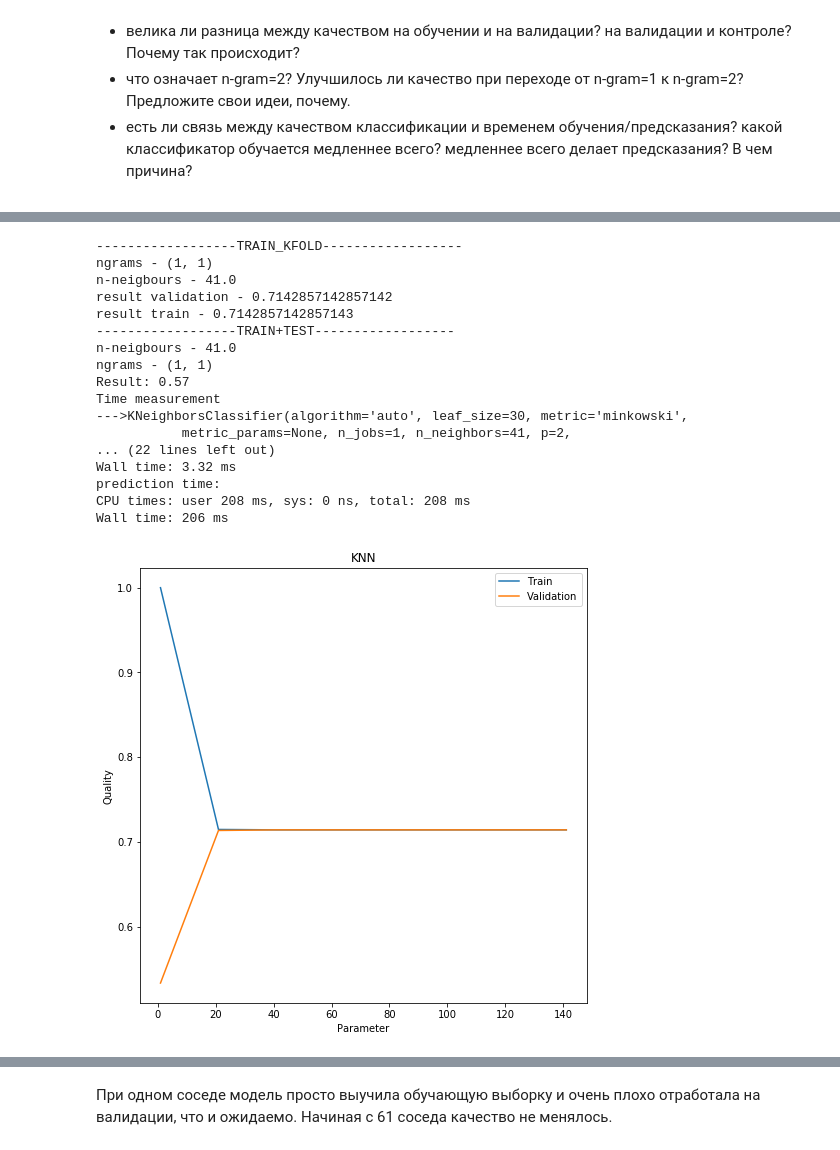
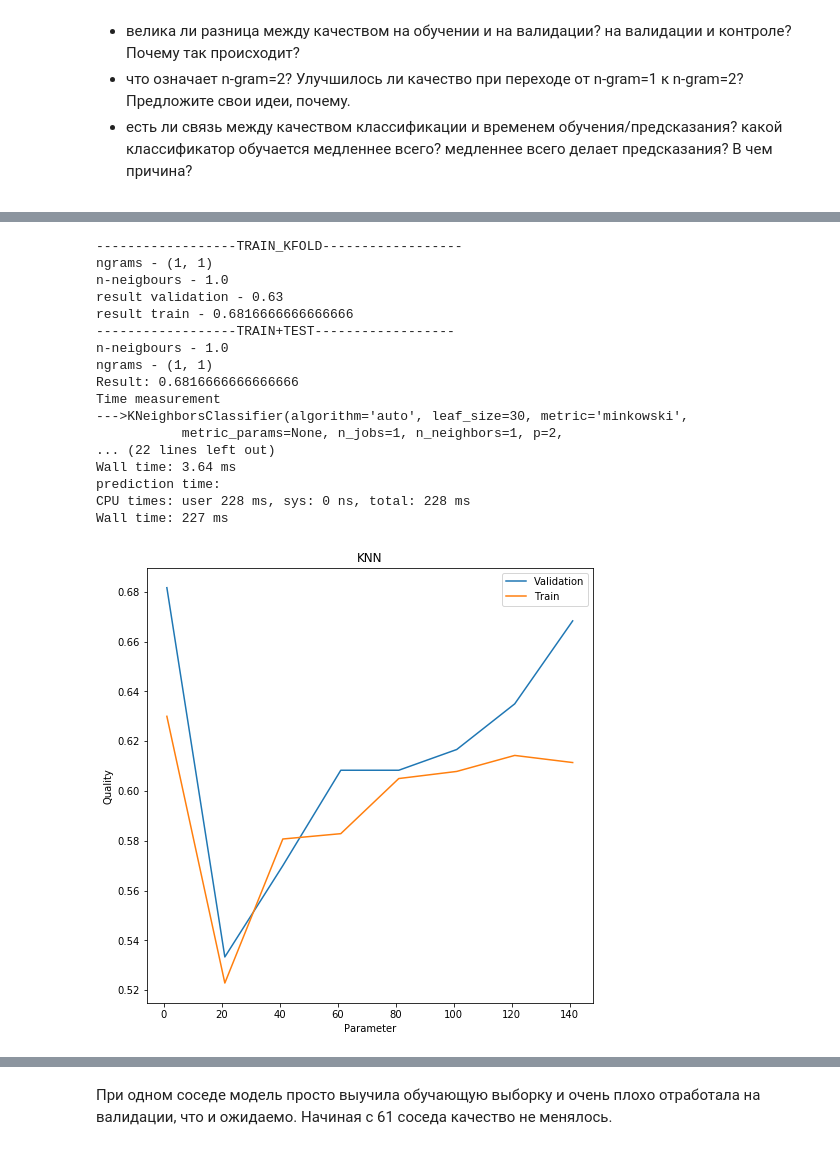
Before and after one commit to BobrG/IreneGit, a Jupyter notebook: hw2.ipynb, the cells around one changed output, grey strips where cells are left out. Cells and saved outputs as stored; diff of their text form; code cells hidden in the pictures.

```diff
--- a/hw2.ipynb
+++ b/hw2.ipynb
@@ -356,58 +359,68 @@ def time_measure(model, train, test, labels, ii):
     print('prediction time:')
     %time model.predict(test)
 # %%
-#KNearestNeighbors;
+# KNearestNeighbors;
 qual = np.zeros((len(ns), 3))
+# qual[0] - parameter;
+# qual[1] - validation score;
+# qual[2] - train score;
+
+# repeat for ngrams=1 and =2
 for ngr in range(1, 3):
     j = 0
     ngrams = (ngr,ngr)
+    # for each hyperparameter determine model, call function for crossvalidation on 4 folds
+    # and train model on training set;
     for i in ns:
         knc_ = KNeighborsClassifier(n_neighbors=i)
-        qual[j][0], qual[j][1] = hyperparams_info(knc_, np.asarray(X_train), np.asarray(labels), ngrams)
-        qual[j][2] = i
+        qual[j][0] = i
+        qual[j][1] = hyperparams_info(knc_, np.asarray(X_train), np.asarray(y_train), ngrams)
+        # fit best model on train data and validate on test from task 1;
+        knc_.fit(df_train, y_train)
+        qual[j][2] = accuracy_score(knc_.predict(df_test), y_test)
         j += 1
     # plot quality-parameter dependence;
-    plotting([k[0] for k in qual], [k[1] for k in qual], ns, 'KNN')
+    plotting(qual, 'KNN')
     # find best validation result;
     tmp = max(qual, key=lambda a: a[1])
     print('------------------TRAIN_KFOLD------------------',
           'ngrams - {}'.format(ngrams),
-          'n-neigbours - {}'.format(tmp[-1]),
+          'n-neigbours - {}'.format(tmp[0]),
           'result validation - {}'.format(tmp[1]),
-          'result train - {}'.format(tmp[0]),
+          'result train - {}'.format(tmp[2]),
           sep = '\n'
          )
     # fit best model on train data and validate on test from task 1;
     vec = TfidfVectorizer(lowercase=True, ngram_range=ngrams)
     tr = vec.fit_transform(X_train)
     ts = vec.transform(X_test)
-    knc_ = KNeighborsClassifier(n_neighbors=int(tmp[-1]))
+    knc_ = KNeighborsClassifier(n_neighbors=int(tmp[0]))
     knc_.fit(tr, y_train)
     y_pred = knc_.predict(ts)
     print('------------------TRAIN+TEST------------------',
-          'n-neigbours - {}'.format(tmp[-1]),
+          'n-neigbours - {}'.format(tmp[0]),
           'ngrams - {}'.format(ngrams),
           'Result: {}'.format(accuracy_score(y_test, y_pred)),
           sep='\n'
          )
     print('Time measurement')
     time_measure(knc_, tr, ts, labels, 1400)
 # %% [output]
 ------------------TRAIN_KFOLD------------------
 ngrams - (1, 1)
-n-neigbours - 41.0
-result validation - 0.7142857142857142
-result train - 0.7142857142857143
+n-neigbours - 1.0
+result validation - 0.63
+result train - 0.6816666666666666
 ------------------TRAIN+TEST------------------
-n-neigbours - 41.0
+n-neigbours - 1.0
 ngrams - (1, 1)
-Result: 0.57
+Result: 0.6816666666666666
 Time measurement
 --->KNeighborsClassifier(algorithm='auto', leaf_size=30, metric='minkowski',
-           metric_params=None, n_jobs=1, n_neighbors=41, p=2,
+           metric_params=None, n_jobs=1, n_neighbors=1, p=2,
 ... (22 lines left out)
-Wall time: 3.32 ms
+Wall time: 3.64 ms
 prediction time:
-CPU times: user 208 ms, sys: 0 ns, total: 208 ms
-Wall time: 206 ms
+CPU times: user 228 ms, sys: 0 ns, total: 228 ms
+Wall time: 227 ms
-[figure, old version]
+[figure, new version]
```
Also changed, not shown: parts of 21 cells of this notebook.
